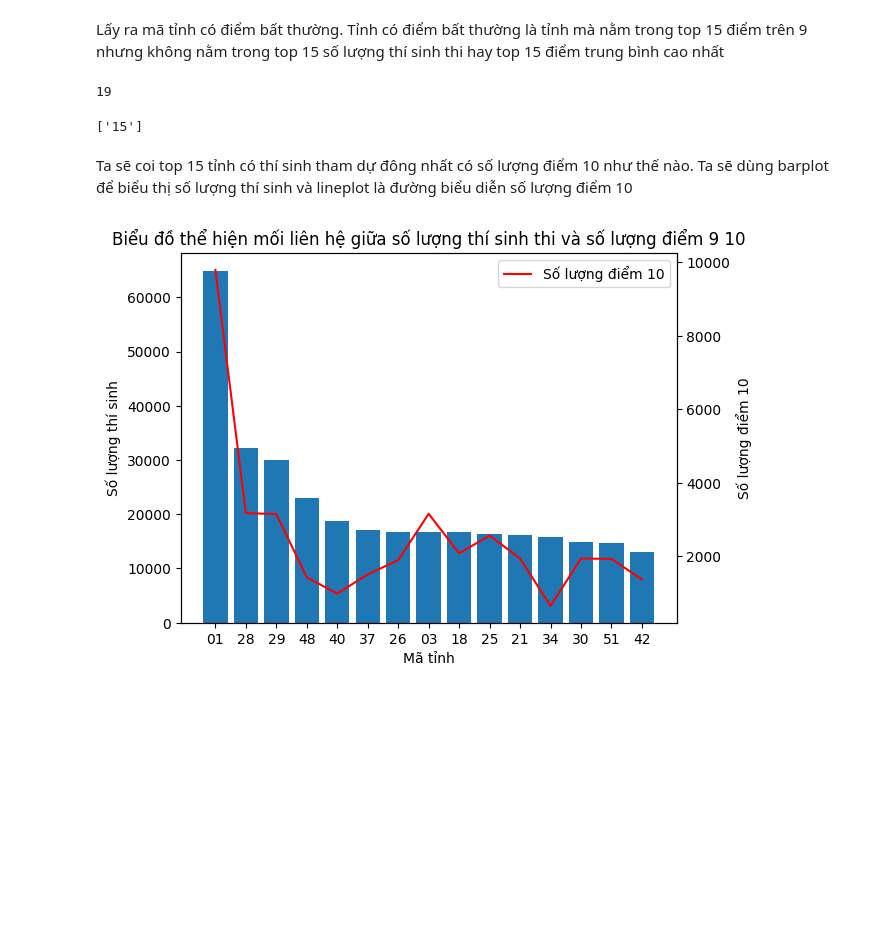
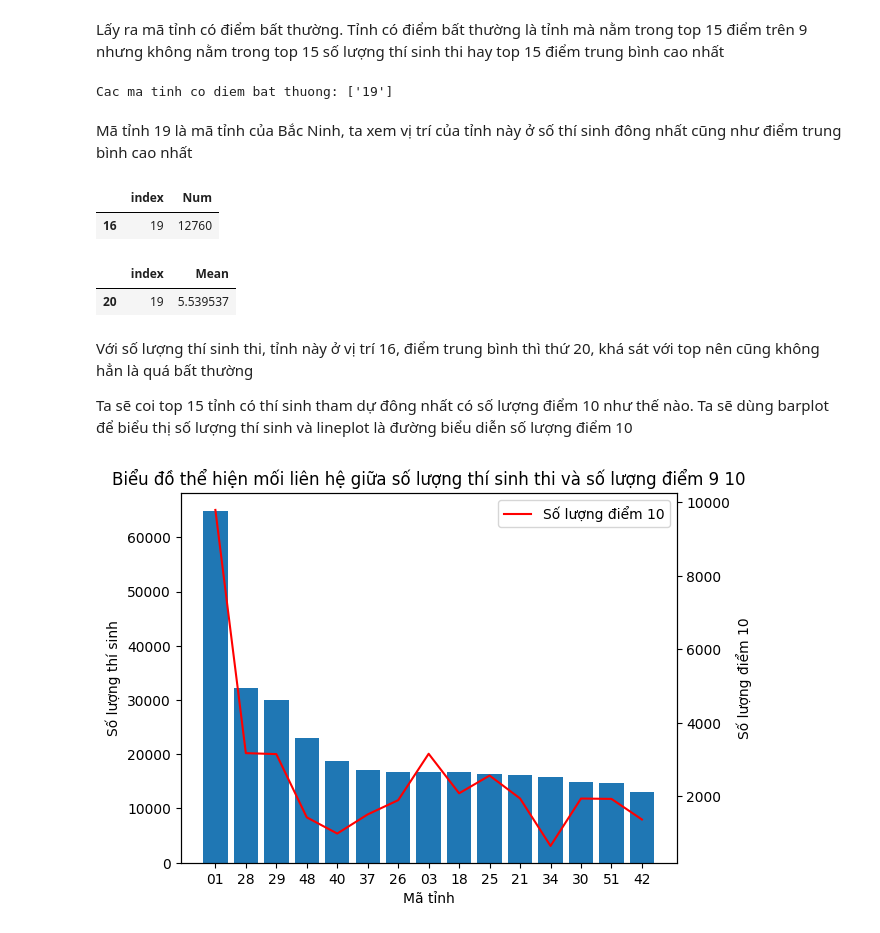
Before and after one commit to yakhimm/LP4KHDL, a Jupyter notebook: Q5.ipynb, the cells around one changed output. Drawn from its saved outputs; the diff is of its cells as text; code cells hidden in the pictures; blank space fills up the shorter version.

```diff
--- a/Q5.ipynb
+++ b/Q5.ipynb
@@ -119,8 +119,10 @@ top15score9 = df_check_valid['NumOf9'].sort_values(ascending=False).reset_index(
 # %% [markdown]
 Lấy ra mã tỉnh có điểm bất thường. Tỉnh có điểm bất thường là tỉnh mà nằm trong top 15 điểm trên 9 nhưng không nằm trong top 15 số lượng thí sinh thi hay top 15 điểm trung bình cao nhất
 # %%
+abnormal_list = []
 for i in top15score9['index']:
     if i not in top15mean['index'].values and i not in top15num['index'].values:
-        print(i)
+        abnormal_list.append(i)
+print('Cac ma tinh co diem bat thuong: {}'.format(abnormal_list))
 # %% [output]
-19
+Cac ma tinh co diem bat thuong: ['19']
@@ -161,7 +129,17 @@ def find_abnormal(year):
-# %%
-find_abnormal(2020)
-# %% [output]
-['15']
+# %% [markdown]
+Mã tỉnh 19 là mã tỉnh của Bắc Ninh, ta xem vị trí của tỉnh này ở số thí sinh đông nhất cũng như điểm trung bình cao nhất
+# %%
+df_check_valid['Num'].sort_values(ascending=False).reset_index().query("index == '19'")
+# %% [output]
+|  | index | Num |
+| 16 | 19 | 12760 |
+# %%
+df_check_valid['Mean'].sort_values(ascending=False).reset_index().query("index == '19'")
+# %% [output]
+|  | index | Mean |
+| 20 | 19 | 5.539537 |
 # %% [markdown]
+Với số lượng thí sinh thi, tỉnh này ở vị trí 16, điểm trung bình thì thứ 20, khá sát với top nên cũng không hẳn là quá bất thường
+
 Ta sẽ coi top 15 tỉnh có thí sinh tham dự đông nhất có số lượng điểm 10 như thế nào. Ta sẽ dùng barplot để biểu thị số lượng thí sinh và lineplot là đường biểu diễn số lượng điểm 10
 # %%
```
Also changed, not shown: parts of 7 cells of this notebook, 1 other file.
